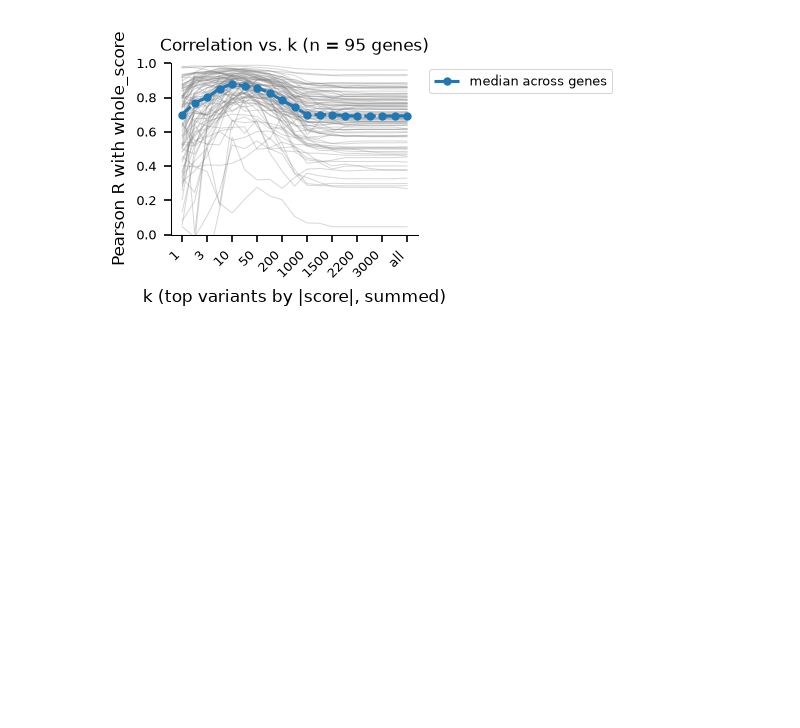
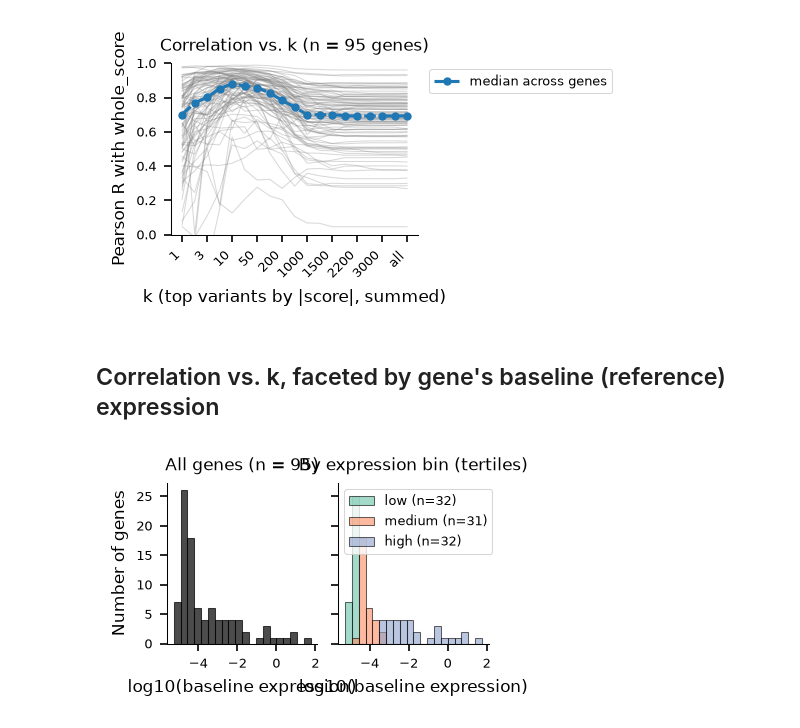
Before and after one commit to DiasFrazerGroup/wigttsoip, a Jupyter notebook: notebooks/hbb.ipynb, the cells around one changed output. Cells and saved outputs as stored; diff of their text form; code cells hidden in the pictures; blank space fills up the shorter version.

```diff
--- a/notebooks/hbb.ipynb
+++ b/notebooks/hbb.ipynb
@@ -351,3 +351,39 @@ fig.tight_layout()
 fig.savefig(os.path.join(PDF_DIR, "correlation_vs_k_all_genes.pdf"), bbox_inches="tight")
 # %% [output]
 [figure]
+# %% [markdown]
+## Correlation vs. k, faceted by gene's baseline (reference) expression
+# %%
+REF_GENE_EXPRESSION_PATH = f"{ROOT}/results/02-preprocess_data/alphagenome/hbb_window/ref_gene_expression.full.parquet"
+ref_expr = pd.read_parquet(REF_GENE_EXPRESSION_PATH)
+ref_expr = ref_expr[(ref_expr["track_name"] == TRACK_NAME) & (ref_expr["track_strand"] == TRACK_STRAND)]
+ref_expr_by_gene = ref_expr.set_index("gene_id")["ref_expression"]
+
+# Quantile (not equal-width) tertiles: baseline expression spans ~6 orders of magnitude and
+# is heavily right-skewed (a handful of highly-expressed genes, HBB itself the extreme
+# outlier), so equal-width bins on the raw value would dump nearly every gene into "low".
+EXPR_BIN_LABELS = ["low", "medium", "high"]
+EXPR_BIN_COLORS = dict(zip(EXPR_BIN_LABELS, sns.color_palette("Set2", 3)))
+expr_bin_by_gene = pd.qcut(ref_expr_by_gene, q=3, labels=EXPR_BIN_LABELS)
+
+log_expr = np.log10(ref_expr_by_gene)
+bin_edges = np.linspace(log_expr.min(), log_expr.max(), 21)
+
+fig, (ax_all, ax_hue) = plt.subplots(1, 2, figsize=(7*cm, 4.5*cm), sharex=True, sharey=True)
+
+ax_all.hist(log_expr, bins=bin_edges, color="black", alpha=0.7)
+ax_all.set_title(f"All genes (n = {len(log_expr)})")
+ax_all.set_xlabel("log10(baseline expression)")
+ax_all.set_ylabel("Number of genes")
+
+for label in EXPR_BIN_LABELS:
+    vals = log_expr[expr_bin_by_gene == label]
+    ax_hue.hist(vals, bins=bin_edges, color=EXPR_BIN_COLORS[label], alpha=0.6, label=f"{label} (n={len(vals)})")
+ax_hue.set_title("By expression bin (tertiles)")
+ax_hue.set_xlabel("log10(baseline expression)")
+ax_hue.legend(loc="upper left", fontsize=6)
+
+fig.tight_layout()
+fig.savefig(os.path.join(PDF_DIR, "ref_gene_expression_distribution.pdf"), bbox_inches="tight")
+# %% [output]
+[figure, added]
```
Also changed, not shown: parts of 6 cells of this notebook, 17 other files.
